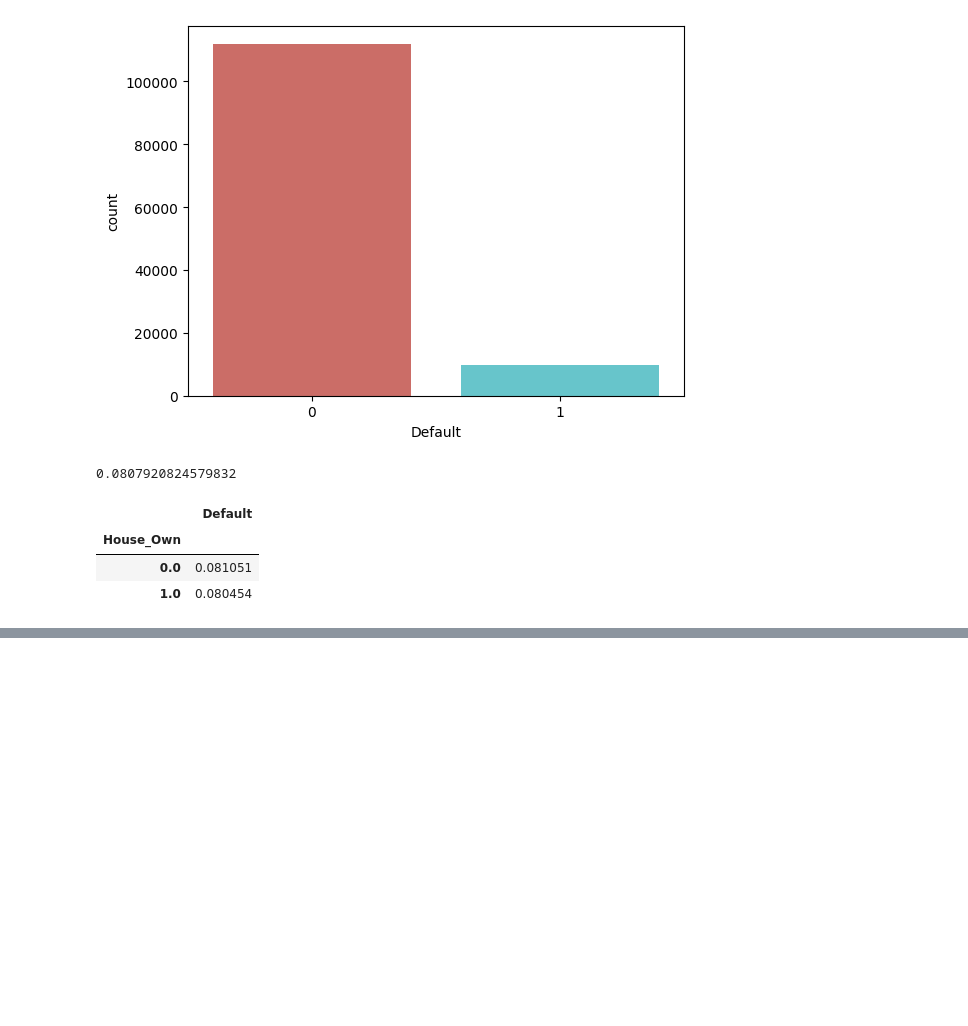
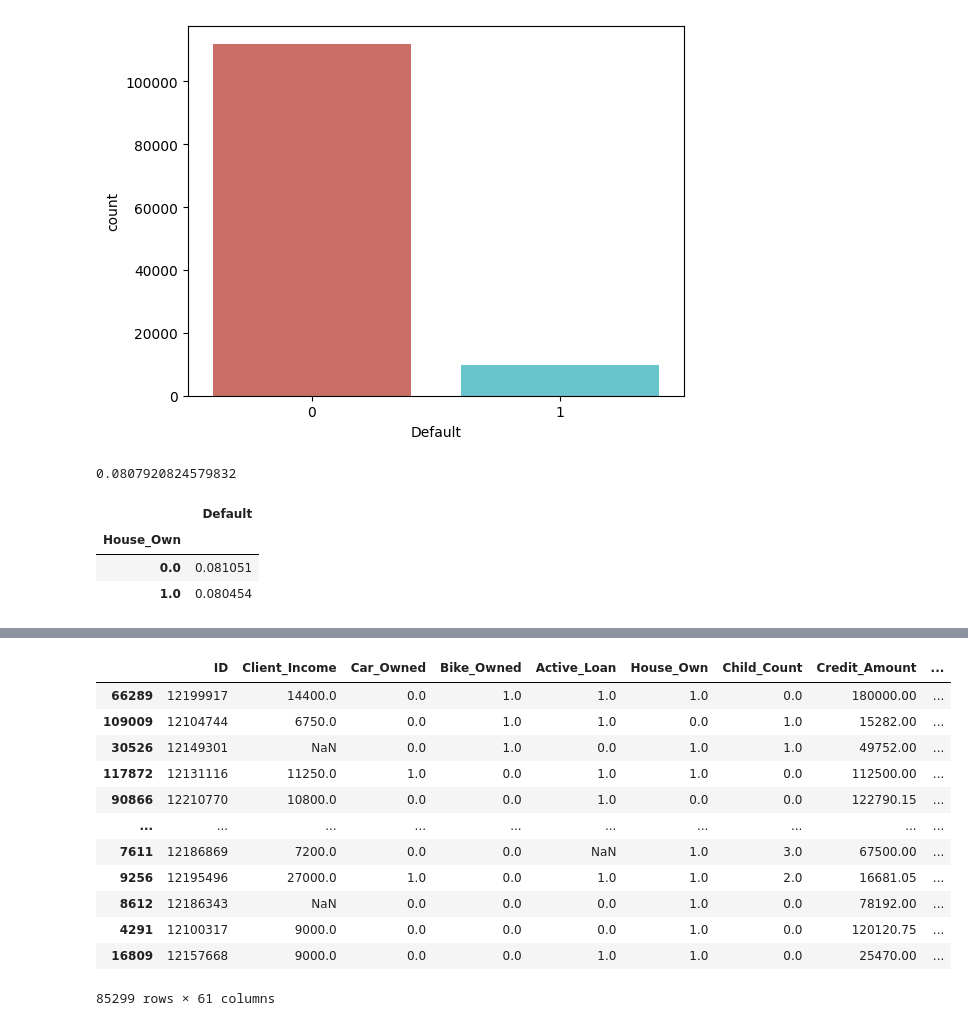
Before and after one commit to maacunap76/Especiaizacion_ML_Deep_DMC, a Jupyter notebook: Supervised_models/Logistic_regression/Credit_Scoring.ipynb, the cells around one changed output, grey strips where cells are left out. Cells and saved outputs as stored; diff of their text form; code cells hidden in the pictures; blank space fills up the shorter version.

```diff
--- a/Supervised_models/Logistic_regression/Credit_Scoring.ipynb
+++ b/Supervised_models/Logistic_regression/Credit_Scoring.ipynb
@@ -115,0 +168,16 @@ pddf.groupby('House_Own').agg({'Default': 'mean'})
+# %%
+train
+# %% [output]
+|  | ID | Client_Income | Car_Owned | Bike_Owned | Active_Loan | House_Own | Child_Count | Credit_Amount | ... |
+| 66289 | 12199917 | 14400.0 | 0.0 | 1.0 | 1.0 | 1.0 | 0.0 | 180000.00 | ... |
+| 109009 | 12104744 | 6750.0 | 0.0 | 1.0 | 1.0 | 0.0 | 1.0 | 15282.00 | ... |
+| 30526 | 12149301 | NaN | 0.0 | 1.0 | 0.0 | 1.0 | 1.0 | 49752.00 | ... |
+| 117872 | 12131116 | 11250.0 | 1.0 | 0.0 | 1.0 | 1.0 | 0.0 | 112500.00 | ... |
+| 90866 | 12210770 | 10800.0 | 0.0 | 0.0 | 1.0 | 0.0 | 0.0 | 122790.15 | ... |
+| ... | ... | ... | ... | ... | ... | ... | ... | ... | ... |
+| 7611 | 12186869 | 7200.0 | 0.0 | 0.0 | NaN | 1.0 | 3.0 | 67500.00 | ... |
+| 9256 | 12195496 | 27000.0 | 1.0 | 0.0 | 1.0 | 1.0 | 2.0 | 16681.05 | ... |
+| 8612 | 12186343 | NaN | 0.0 | 0.0 | 0.0 | 1.0 | 0.0 | 78192.00 | ... |
+| 4291 | 12100317 | 9000.0 | 0.0 | 0.0 | 0.0 | 1.0 | 0.0 | 120120.75 | ... |
+| 16809 | 12157668 | 9000.0 | 0.0 | 0.0 | 1.0 | 1.0 | 0.0 | 25470.00 | ... |
+85299 rows × 61 columns
```
Also changed, not shown: parts of 6 cells of this notebook.
